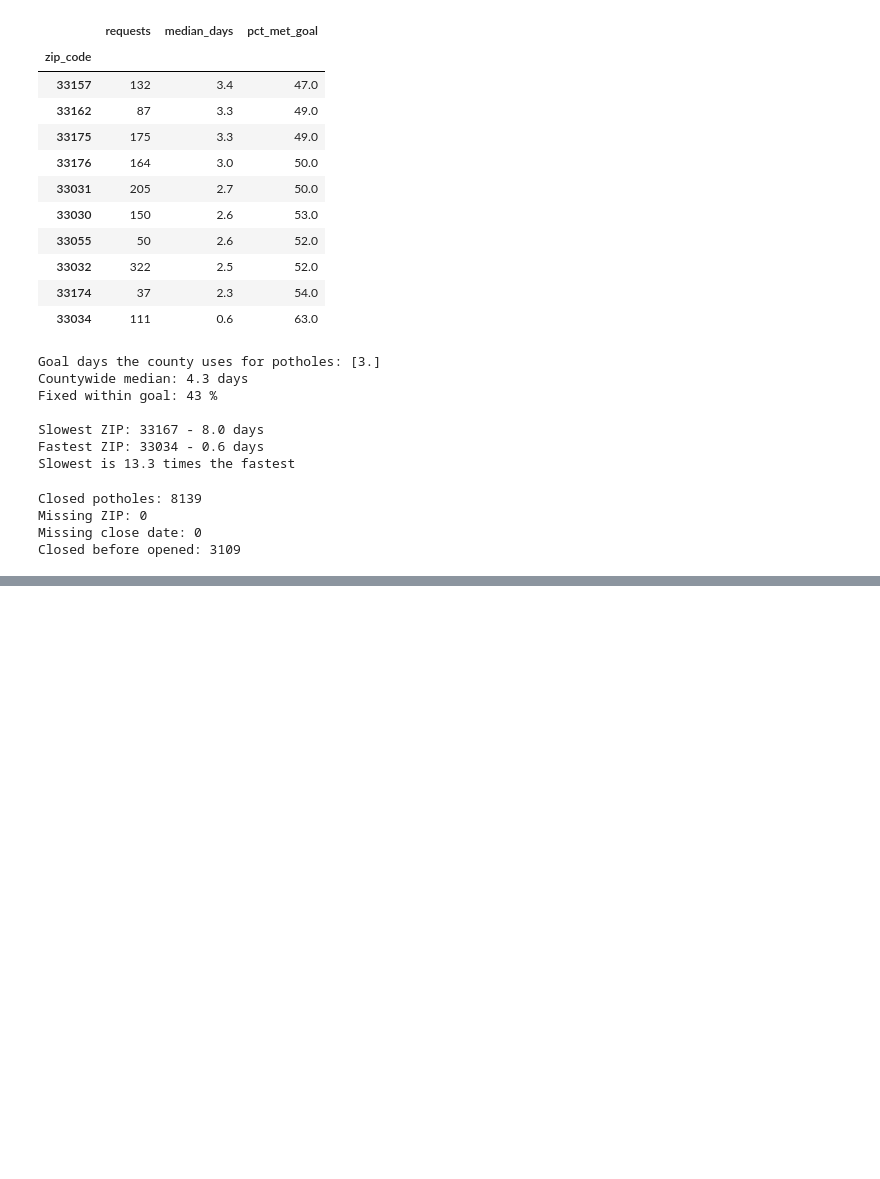
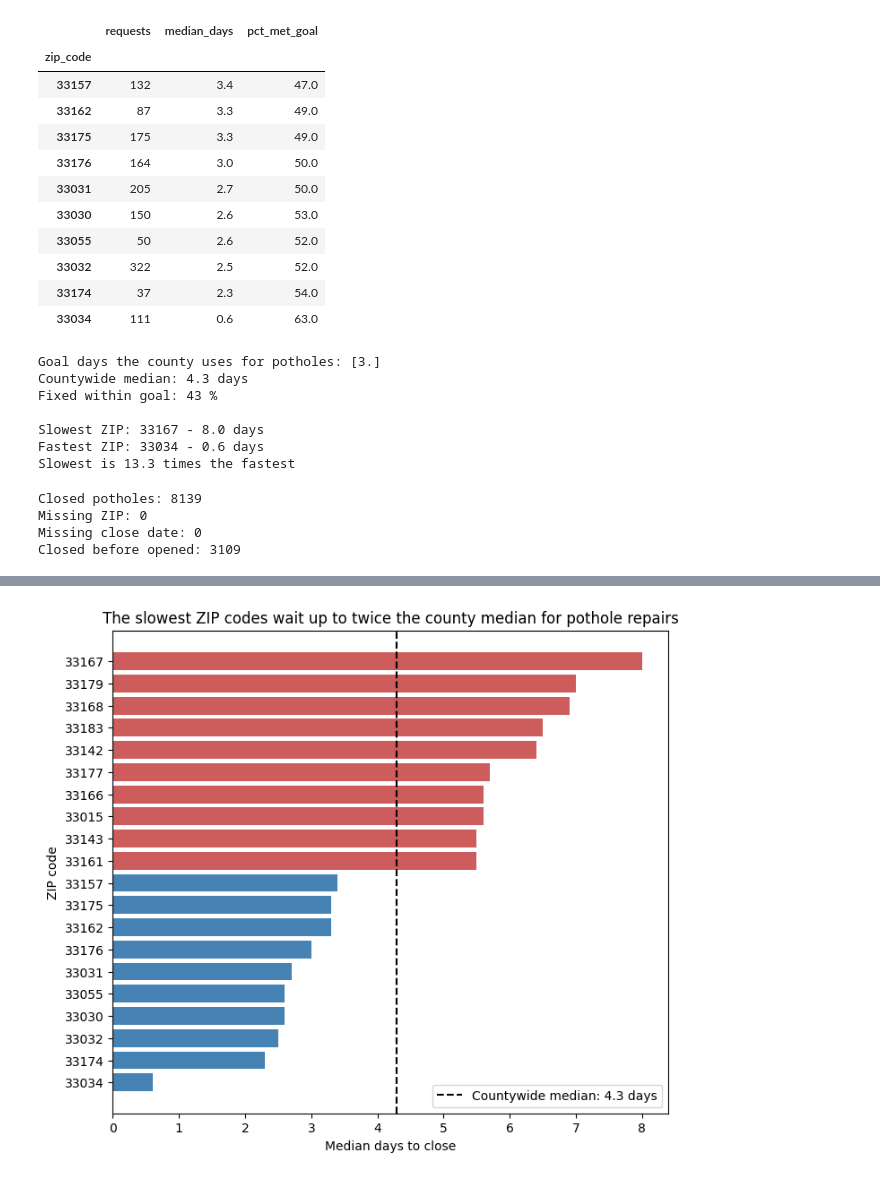
Before and after one commit to Crayon897/miami-dade-311-analysis, a Jupyter notebook: 311_analysis.ipynb, the cells around one changed output, grey strips where cells are left out. Drawn from its saved outputs; the diff is of its cells as text; code cells hidden in the pictures; blank space fills up the shorter version.

```diff
--- a/311_analysis.ipynb
+++ b/311_analysis.ipynb
@@ -232,0 +250,16 @@ Closed before opened: 3109
+# %%
+med = subset['response_days'].median()
+chart = pd.concat([by_zip.head(10), by_zip.tail(10)]).sort_values('median_days')
+colors = ['indianred' if d > med else 'steelblue' for d in chart['median_days']]
+
+plt.figure(figsize=(8, 7))
+plt.barh(chart.index, chart['median_days'], color=colors)
+plt.axvline(med, color='black', linestyle='--', label=f'Countywide median: {med:.1f} days')
+plt.title('The slowest ZIP codes wait up to twice the county median for pothole repairs')
+plt.xlabel('Median days to close')
+plt.ylabel('ZIP code')
+plt.legend()
+plt.savefig('chart2_zip_codes.png', dpi=150, bbox_inches='tight')
+plt.show()
+# %% [output]
+[figure, added]
```
Also changed, not shown: parts of 2 cells of this notebook.
